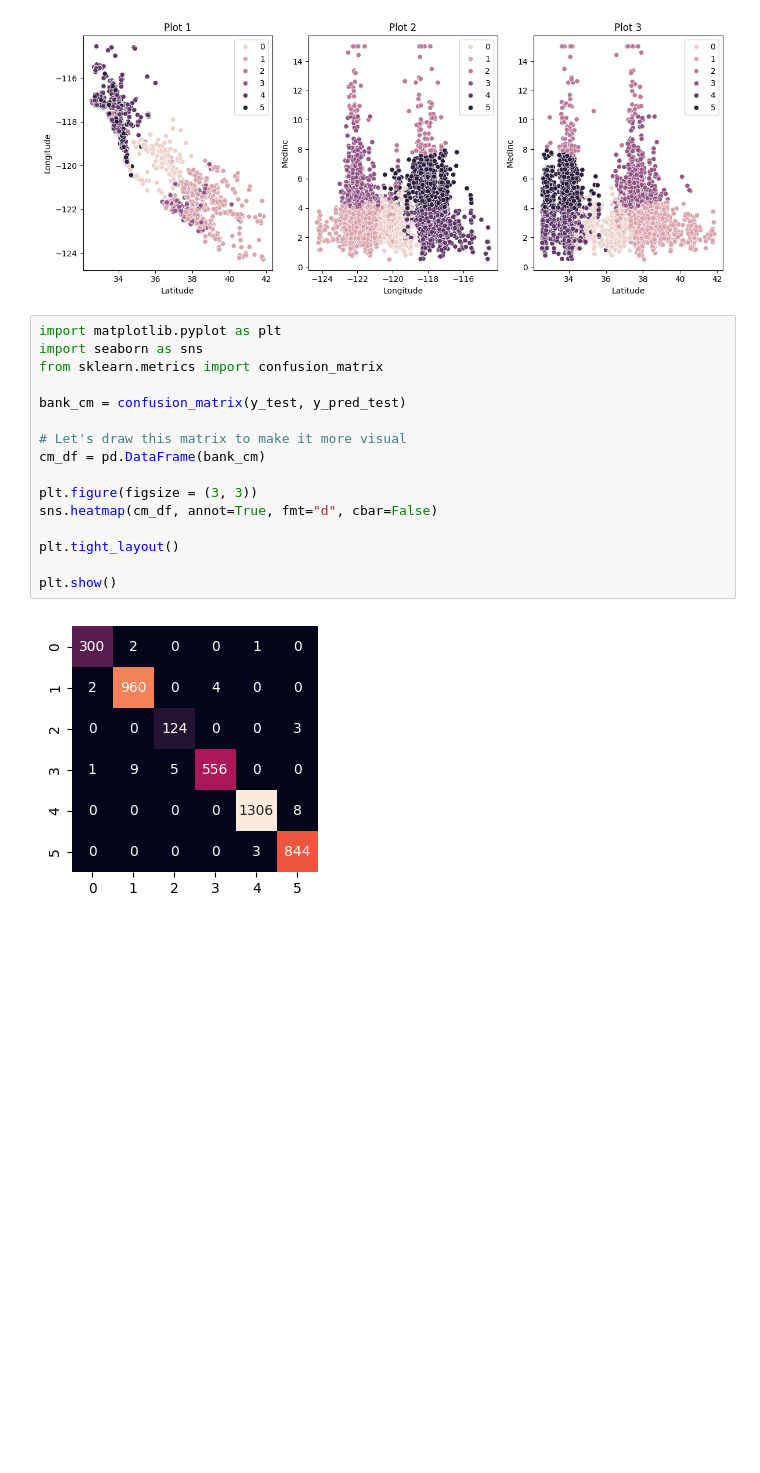
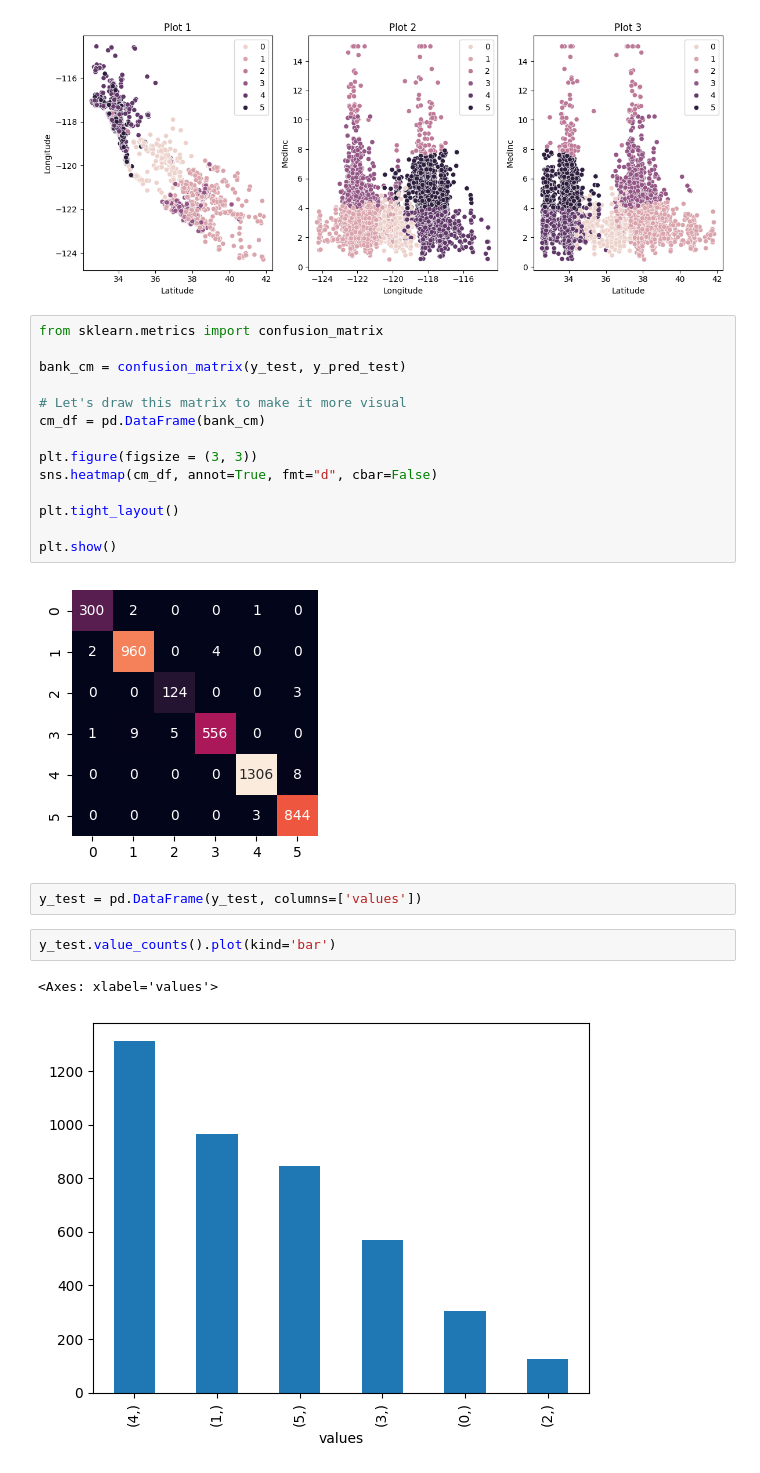
Before and after one commit to orj93/clustering-knn-model, a Jupyter notebook: src/KMeans ML.ipynb, the cells around one changed output. Saved outputs shown, nothing was run; the diff lists cells and outputs as text; blank space fills up the shorter version.

```diff
--- a/src/KMeans ML.ipynb
+++ b/src/KMeans ML.ipynb
@@ -195,8 +195,6 @@ plt.show()
 # %% [output]
 [figure]
 # %%
-import matplotlib.pyplot as plt
-import seaborn as sns
 from sklearn.metrics import confusion_matrix
 
 bank_cm = confusion_matrix(y_test, y_pred_test)
@@ -212,3 +210,10 @@ plt.tight_layout()
 plt.show()
 # %% [output]
 [figure]
+# %%
+y_test = pd.DataFrame(y_test, columns=['values'])
+# %%
+y_test.value_counts().plot(kind='bar')
+# %% [output]
+<Axes: xlabel='values'>
+[figure, added]
```
Also changed, not shown: parts of 1 cell of this notebook.
